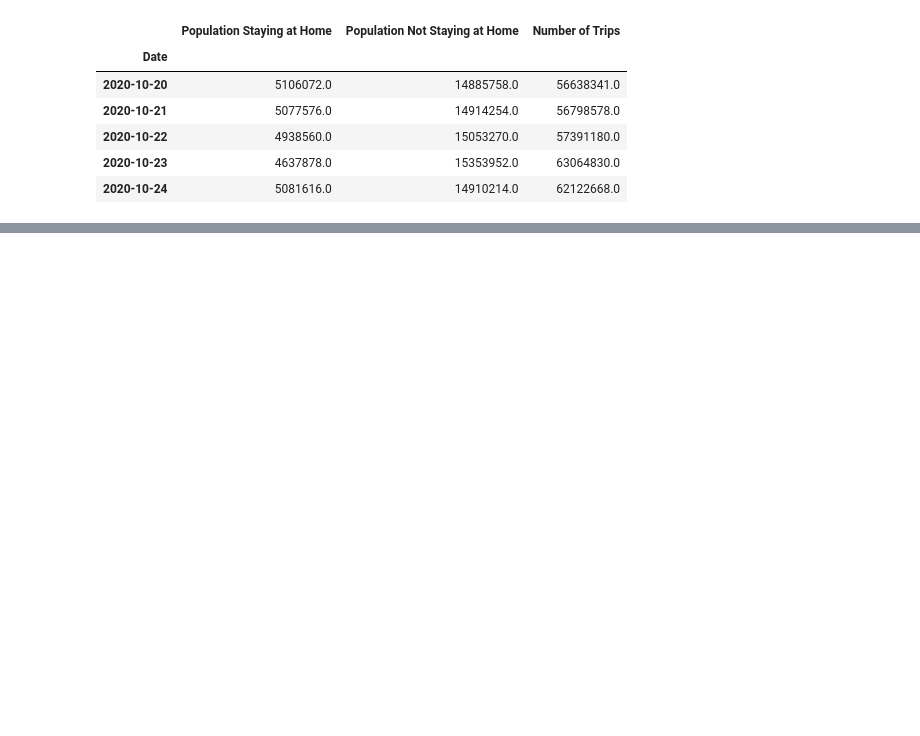
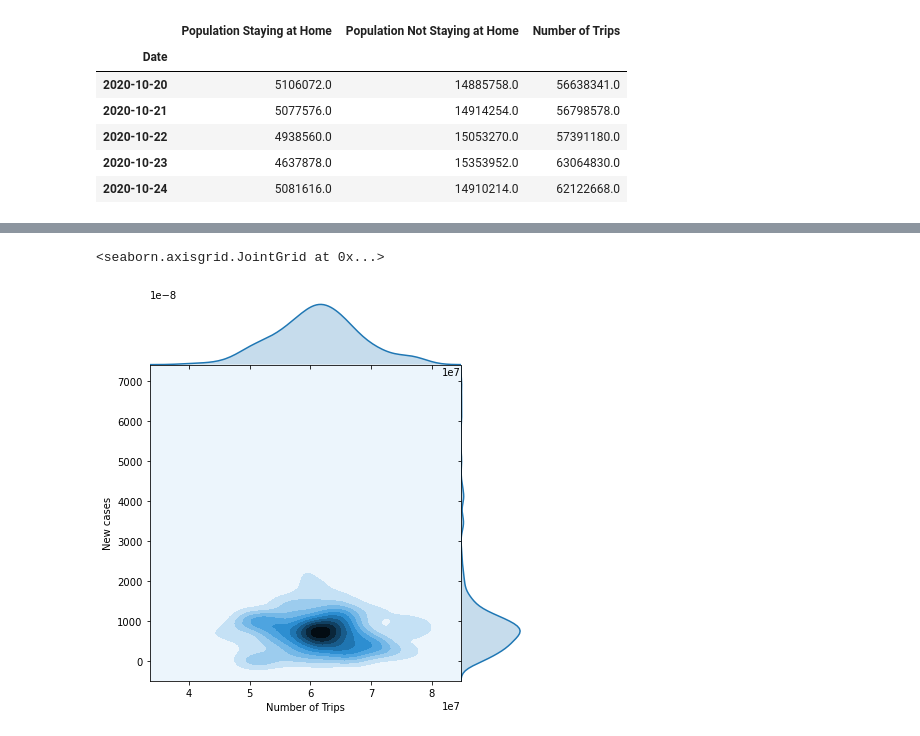
Before and after one commit to Viottihugo/Covid-cases-and-transportantion-in-Michigan, a Jupyter notebook: Project_0.3_EDA.ipynb, the cells around one changed output, grey strips where cells are left out. Cells and saved outputs as stored; diff of their text form; code cells hidden in the pictures; blank space fills up the shorter version.

```diff
--- a/Project_0.3_EDA.ipynb
+++ b/Project_0.3_EDA.ipynb
@@ -54,0 +55,5 @@ sns.pairplot(covid_graf[['Number of Trips','Population Not Staying at Home','New
+# %%
+sns.jointplot(covid_graf['Number of Trips'], covid_graf['New cases'], kind='kde', space=0)
+# %% [output]
+<seaborn.axisgrid.JointGrid at 0x...>
+[figure, added]
```
Also changed, not shown: parts of 3 cells of this notebook.
